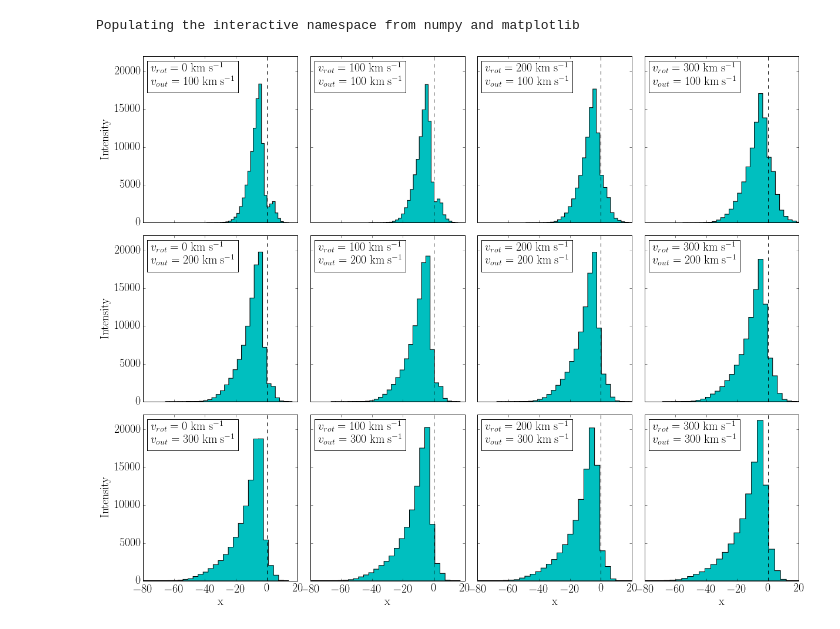
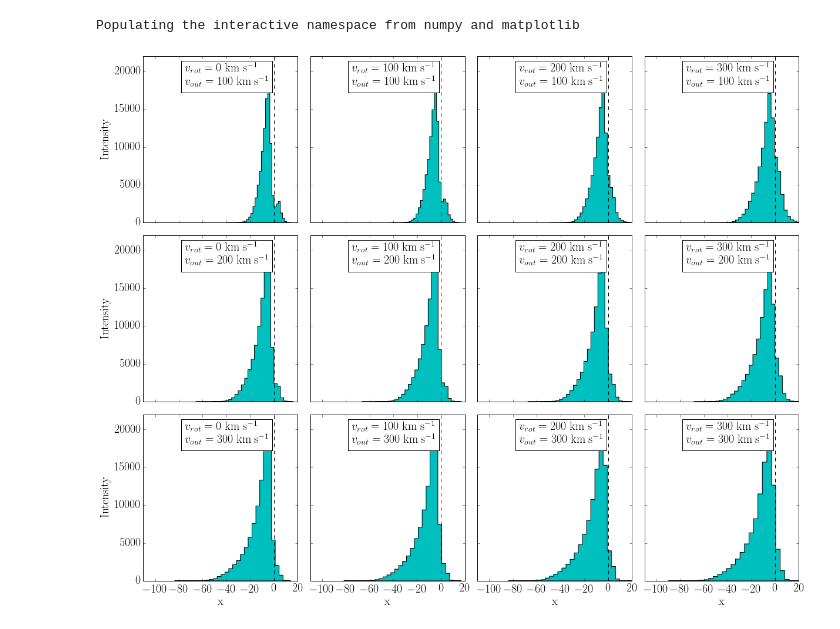
Before and after one commit to astroandes/CLARA_RotationOutflows, a Jupyter notebook: plots/plots.ipynb, the cells around one changed output. Drawn from its saved outputs; the diff is of its cells as text; code cells hidden in the pictures.

Commit message:
all the plots

```diff
--- a/plots/plots.ipynb
+++ b/plots/plots.ipynb
@@ -29,29 +29,29 @@ for vout in vouts:
 # %%
 fig = figure(1, (20., 16.))
 grid = ImageGrid(fig, 111, # similar to subplot(111)
                 nrows_ncols = (3, 4), # creates 3x4 grid of axes
                 axes_pad=0.3, # pad between axes in inch.
                 aspect=False,)
 
 props = dict(boxstyle='square', facecolor='white')
 
 for i in range(12):
     current_x = array(all_x_frec[i])
     vrot_lab = r'${0:.0f}$'.format(vrot_labs[i])
     vout_lab = r'${0:.0f}$'.format(vout_labs[i])
     lab = '$v_{rot}=$ '+vrot_lab+' $\mathrm{km}$ $\mathrm{s^{-1}}$ \n $v_{out}=$ '+vout_lab+' $\mathrm{km}$ $\mathrm{s^{-1}}$'
 
     grid[i].hist(current_x, bins=30, histtype='stepfilled', color='c')
     grid[i].axvline(x=0, ymin=0, ymax=22000, c='k', linestyle='--')
-    grid[i].set_xlim(-80,20)
+    grid[i].set_xlim(-110,20)
     grid[i].set_ylim(0,22000)
     grid[i].set_ylabel('$\mathrm{Intensity}$')
     grid[i].set_xlabel('$\mathrm{x}$')
     grid[i].text(-75,18000, lab, fontsize=20, bbox=props)
 
 savefig('./tau10E5.png', format='png', transparent=False)
 # %% [output]
-[figure, old version]
+[figure, new version]
 # %%
 ### --------------- tau10E6 --------------- ###
 
```
Also changed, not shown: parts of 3 cells of this notebook, 3 other files.
